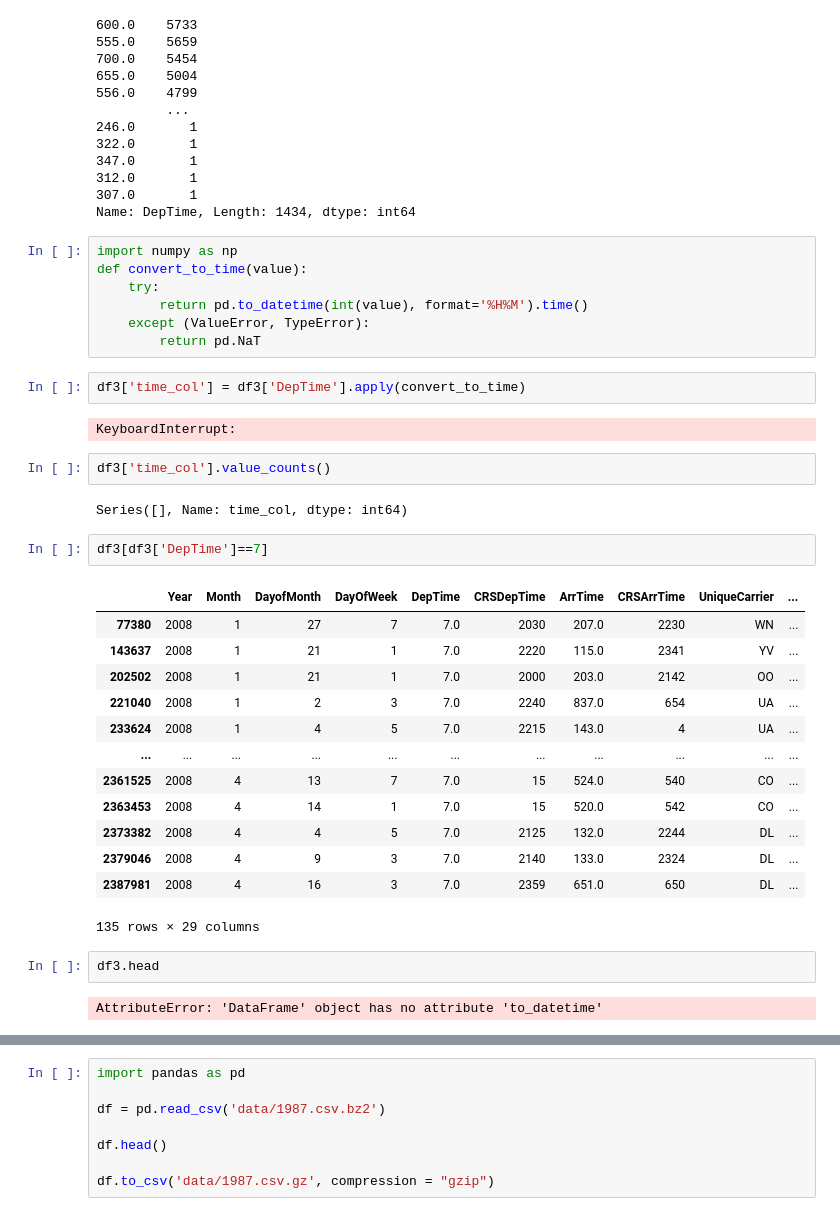
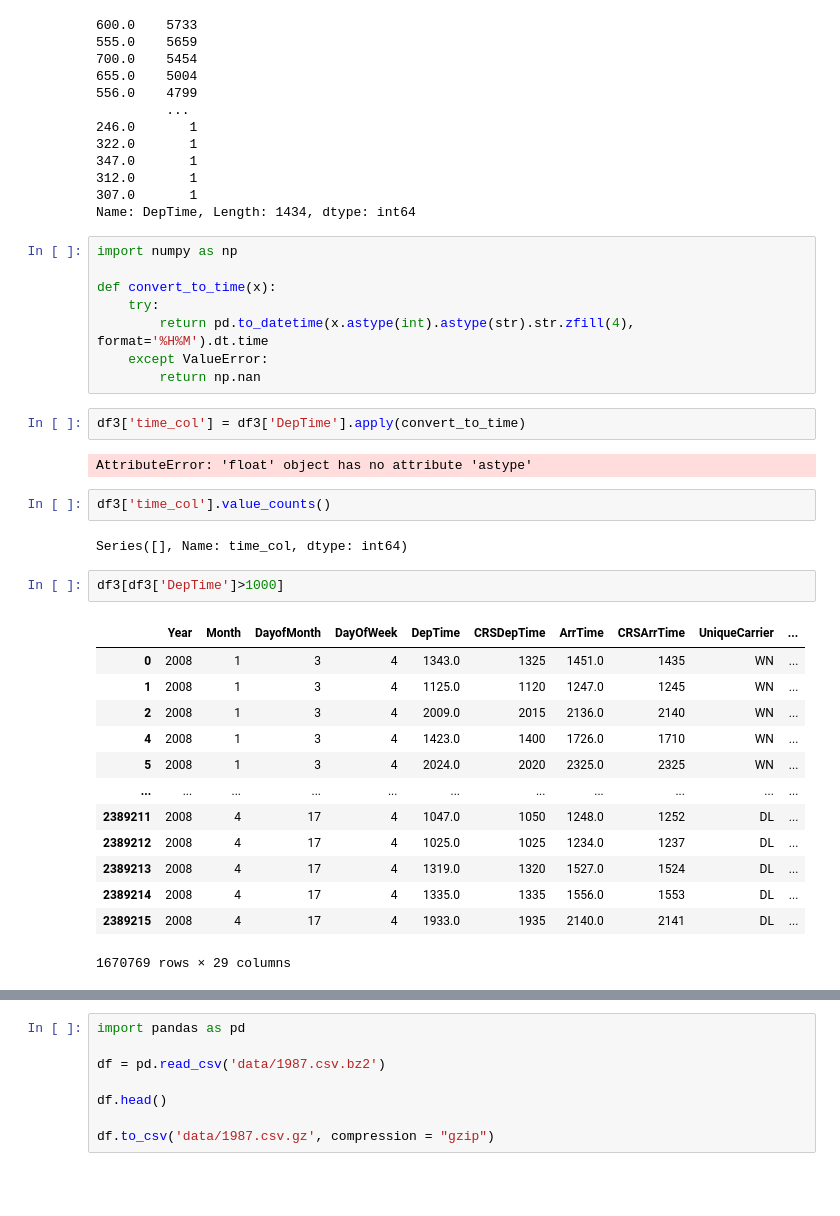
Before and after one commit to joshuaati/DE_airline_pipeline, a Jupyter notebook: main/test2.ipynb, the cells around one changed output, grey strips where cells are left out. Cells and saved outputs as stored; diff of their text form; blank space fills up the shorter version.

```diff
--- a/main/test2.ipynb
+++ b/main/test2.ipynb
@@ -174,36 +38,33 @@ df3['DepTime'].value_counts()
 Name: DepTime, Length: 1434, dtype: int64
 # %%
 import numpy as np
-def convert_to_time(value):
+
+def convert_to_time(x):
     try:
-        return pd.to_datetime(int(value), format='%H%M').time()
-    except (ValueError, TypeError):
-        return pd.NaT
+        return pd.to_datetime(x.astype(int).astype(str).str.zfill(4), format='%H%M').dt.time
+    except ValueError:
+        return np.nan
 # %%
 df3['time_col'] = df3['DepTime'].apply(convert_to_time)
 # %% [output]
-KeyboardInterrupt:
+AttributeError: 'float' object has no attribute 'astype'
 # %%
 df3['time_col'].value_counts()
 # %% [output]
 Series([], Name: time_col, dtype: int64)
 # %%
-df3[df3['DepTime']==7]
+df3[df3['DepTime']>1000]
 # %% [output]
 |  | Year | Month | DayofMonth | DayOfWeek | DepTime | CRSDepTime | ArrTime | CRSArrTime | UniqueCarrier | ... |
-| 77380 | 2008 | 1 | 27 | 7 | 7.0 | 2030 | 207.0 | 2230 | WN | ... |
-| 143637 | 2008 | 1 | 21 | 1 | 7.0 | 2220 | 115.0 | 2341 | YV | ... |
-| 202502 | 2008 | 1 | 21 | 1 | 7.0 | 2000 | 203.0 | 2142 | OO | ... |
-| 221040 | 2008 | 1 | 2 | 3 | 7.0 | 2240 | 837.0 | 654 | UA | ... |
-| 233624 | 2008 | 1 | 4 | 5 | 7.0 | 2215 | 143.0 | 4 | UA | ... |
+| 0 | 2008 | 1 | 3 | 4 | 1343.0 | 1325 | 1451.0 | 1435 | WN | ... |
+| 1 | 2008 | 1 | 3 | 4 | 1125.0 | 1120 | 1247.0 | 1245 | WN | ... |
+| 2 | 2008 | 1 | 3 | 4 | 2009.0 | 2015 | 2136.0 | 2140 | WN | ... |
+| 4 | 2008 | 1 | 3 | 4 | 1423.0 | 1400 | 1726.0 | 1710 | WN | ... |
+| 5 | 2008 | 1 | 3 | 4 | 2024.0 | 2020 | 2325.0 | 2325 | WN | ... |
 | ... | ... | ... | ... | ... | ... | ... | ... | ... | ... | ... |
-| 2361525 | 2008 | 4 | 13 | 7 | 7.0 | 15 | 524.0 | 540 | CO | ... |
-| 2363453 | 2008 | 4 | 14 | 1 | 7.0 | 15 | 520.0 | 542 | CO | ... |
-| 2373382 | 2008 | 4 | 4 | 5 | 7.0 | 2125 | 132.0 | 2244 | DL | ... |
-| 2379046 | 2008 | 4 | 9 | 3 | 7.0 | 2140 | 133.0 | 2324 | DL | ... |
-| 2387981 | 2008 | 4 | 16 | 3 | 7.0 | 2359 | 651.0 | 650 | DL | ... |
+| 2389211 | 2008 | 4 | 17 | 4 | 1047.0 | 1050 | 1248.0 | 1252 | DL | ... |
+| 2389212 | 2008 | 4 | 17 | 4 | 1025.0 | 1025 | 1234.0 | 1237 | DL | ... |
+| 2389213 | 2008 | 4 | 17 | 4 | 1319.0 | 1320 | 1527.0 | 1524 | DL | ... |
+| 2389214 | 2008 | 4 | 17 | 4 | 1335.0 | 1335 | 1556.0 | 1553 | DL | ... |
+| 2389215 | 2008 | 4 | 17 | 4 | 1933.0 | 1935 | 2140.0 | 2141 | DL | ... |
-135 rows × 29 columns
+1670769 rows × 29 columns
-# %%
-df3.head
-# %% [output]
-AttributeError: 'DataFrame' object has no attribute 'to_datetime'
```
Also changed, not shown: parts of 17 cells of this notebook, 2 other files.
